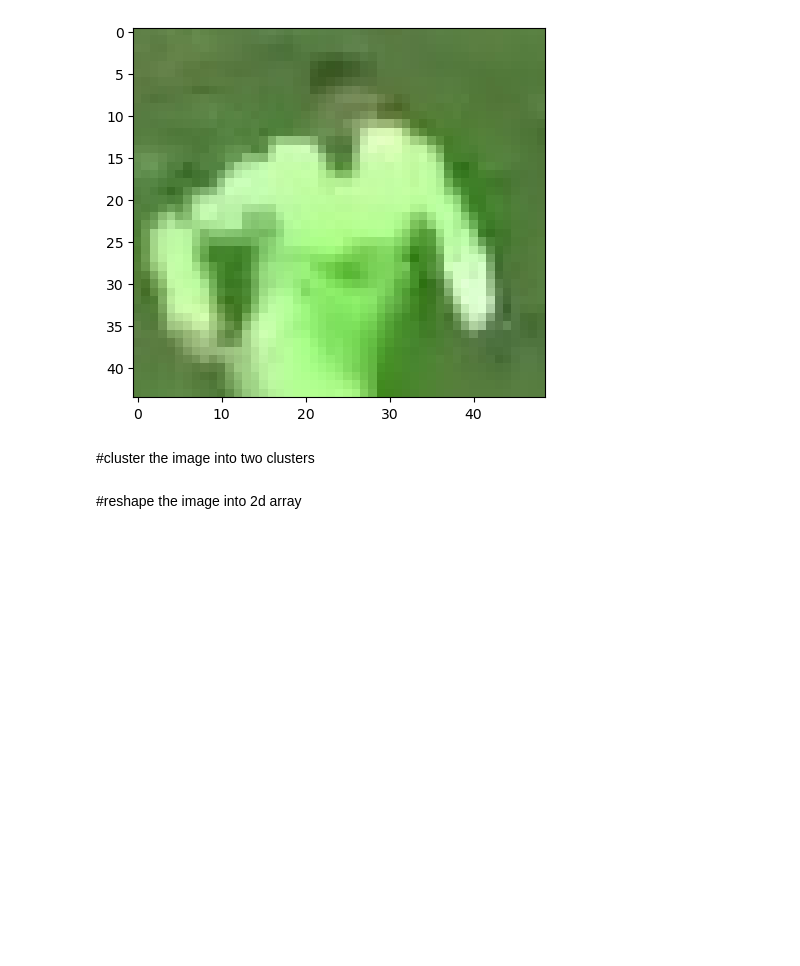
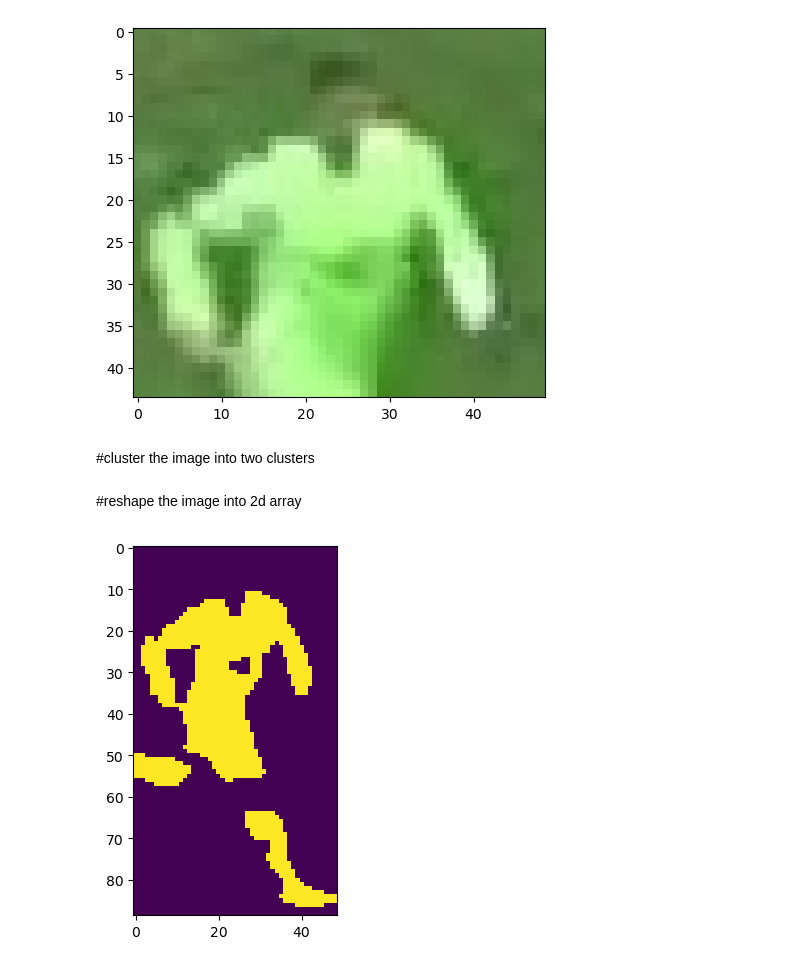
Before and after one commit to gabykassab00/django, a Jupyter notebook: ML/development_and_analysis/color_assignment.ipynb, the cells around one changed output. Saved outputs shown, nothing was run; the diff lists cells and outputs as text; code cells hidden in the pictures; blank space fills up the shorter version.

Commit message:
backend : display the clustered image

```diff
--- a/ML/development_and_analysis/color_assignment.ipynb
+++ b/ML/development_and_analysis/color_assignment.ipynb
@@ -28,15 +28,21 @@ plt.show()
 # %%
 image_2d = image.reshape(-1,3)
 
 #perform k-means clustering with 2 clusters
 
 kmeans = KMeans(n_clusters=2 , random_state = 0 )
 kmeans.fit(image_2d)
 
 #get the cluster label
 
 labels = kmeans.labels_
 
 #reshape the labels into the original image shape
 
 clustered_image = labels.reshape(image.shape[0],image.shape[1])
+
+#display the clustered image
+plt.imshow(clustered_image)
+plt.show()
+# %% [output]
+[figure, added]
```
